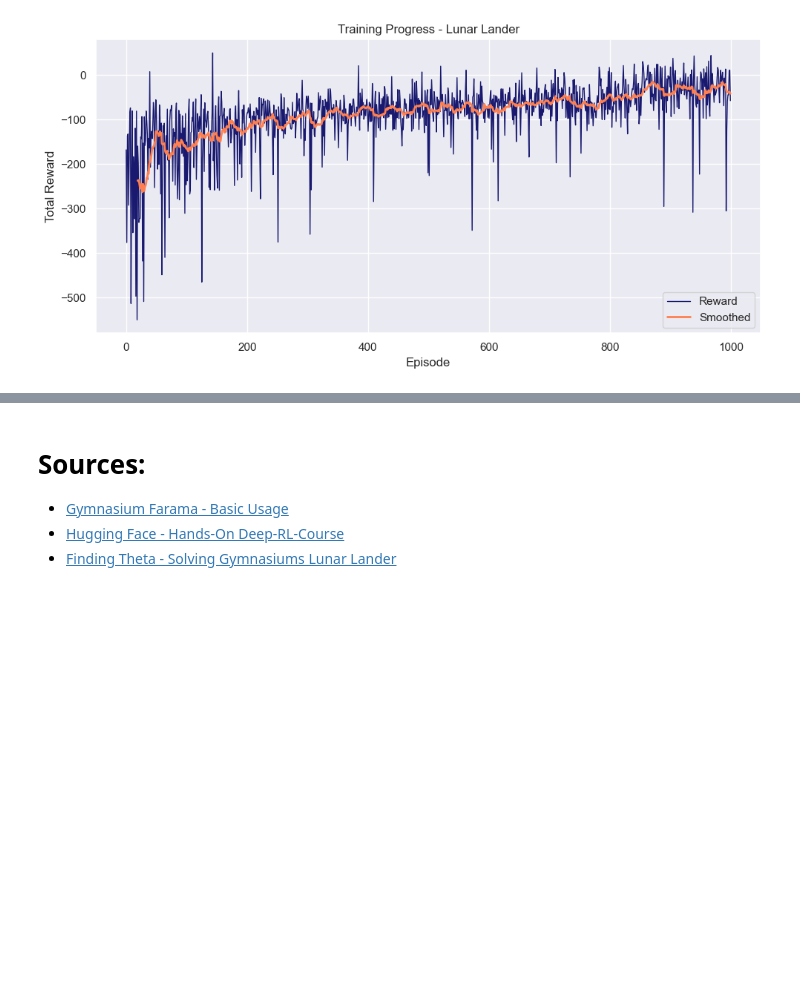
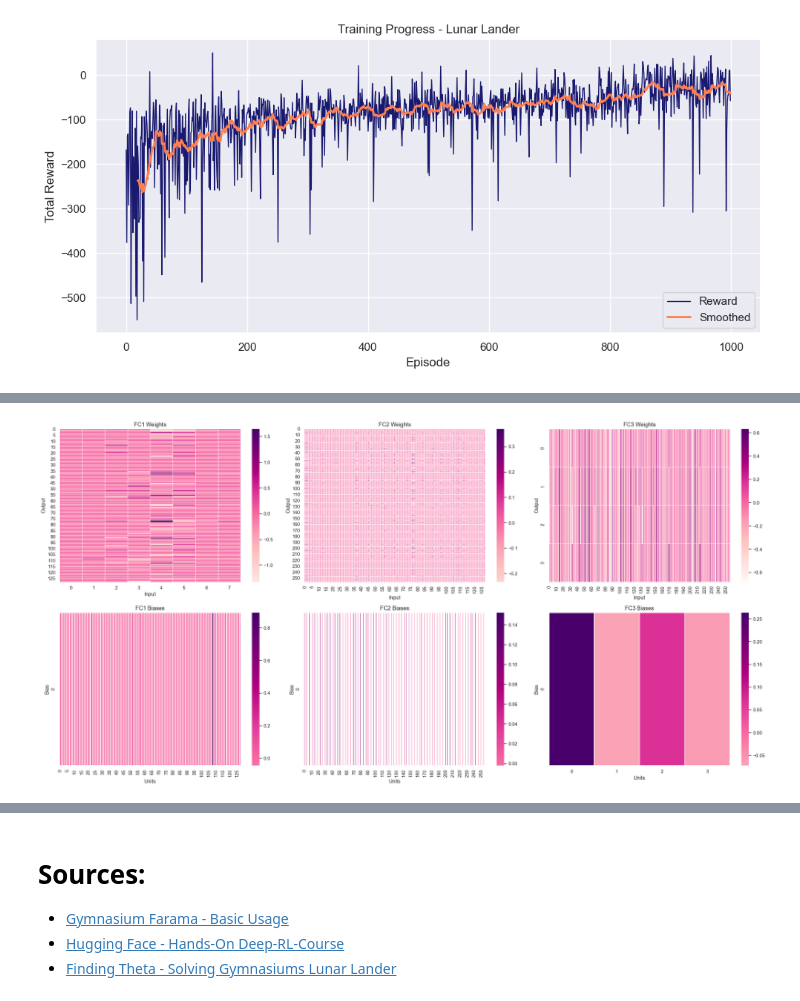
Before and after one commit to AnninaDelacour/rdl_assignment4, a Jupyter notebook: Lunar_Lander_Annina.ipynb, the cells around one changed output, grey strips where cells are left out. Cells and saved outputs as stored; diff of their text form; code cells hidden in the pictures; blank space fills up the shorter version.

```diff
--- a/Lunar_Lander_Annina.ipynb
+++ b/Lunar_Lander_Annina.ipynb
@@ -302,0 +395,26 @@ For now we can conclude that this is a promising result, showing meaningful prog
+# %%
+layers = [
+    ("fc1", agent.q_network.fc1),
+    ("fc2", agent.q_network.fc2),
+    ("fc3", agent.q_network.fc3)
+]
+
+fig, axs = plt.subplots(2, 3, figsize=(24, 12))
+
+for i, (name, layer) in enumerate(layers):
+    weights = layer.weight.data.cpu().numpy()
+    sns.heatmap(weights, ax=axs[0, i], cmap="RdPu", cbar=True, center=0, linewidths=0.4, linecolor='white')
+    axs[0, i].set_title(f"{name.upper()} Weights", fontsize=13)
+    axs[0, i].set_xlabel("Input")
+    axs[0, i].set_ylabel("Output")
+
+    biases = layer.bias.data.cpu().numpy().reshape(1, -1)
+    sns.heatmap(biases, ax=axs[1, i], cmap="RdPu", cbar=True, center=0, linewidths=0.1, linecolor='white')
+    axs[1, i].set_title(f"{name.upper()} Biases", fontsize=13)
+    axs[1, i].set_xlabel("Units")
+    axs[1, i].set_ylabel("Bias")
+
+plt.tight_layout()
+plt.show()
+# %% [output]
+[figure, added]
```
Also changed, not shown: parts of 21 cells of this notebook, 7 other files.
